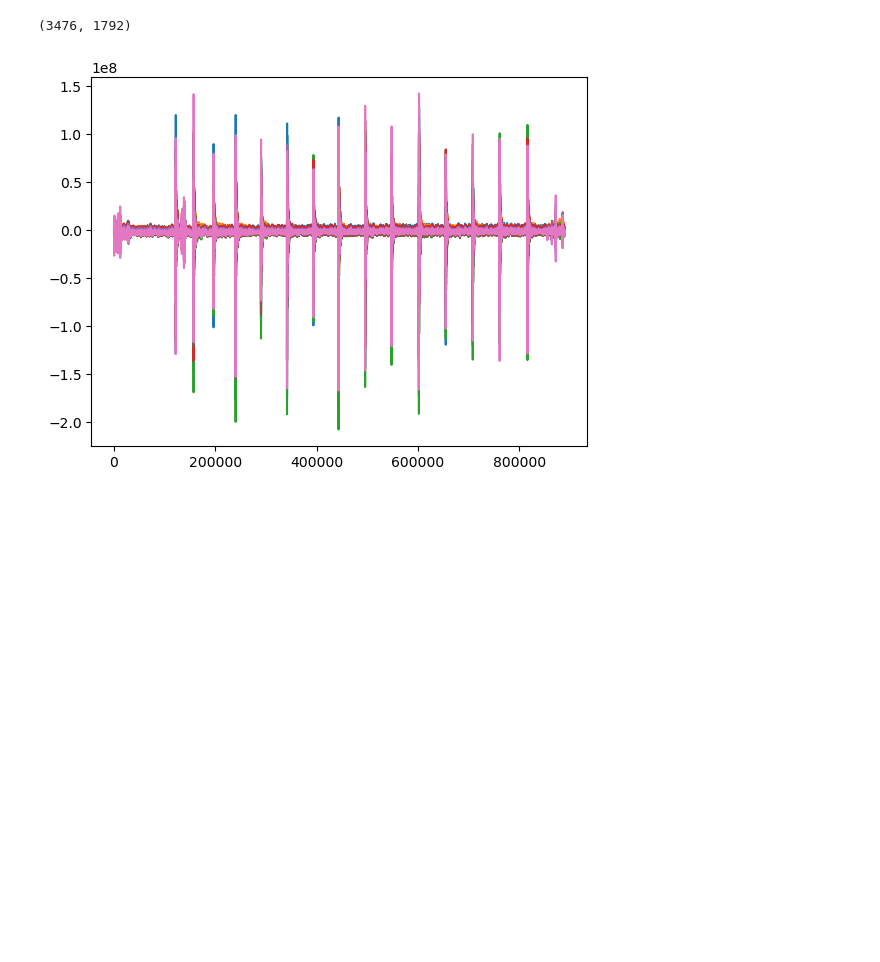
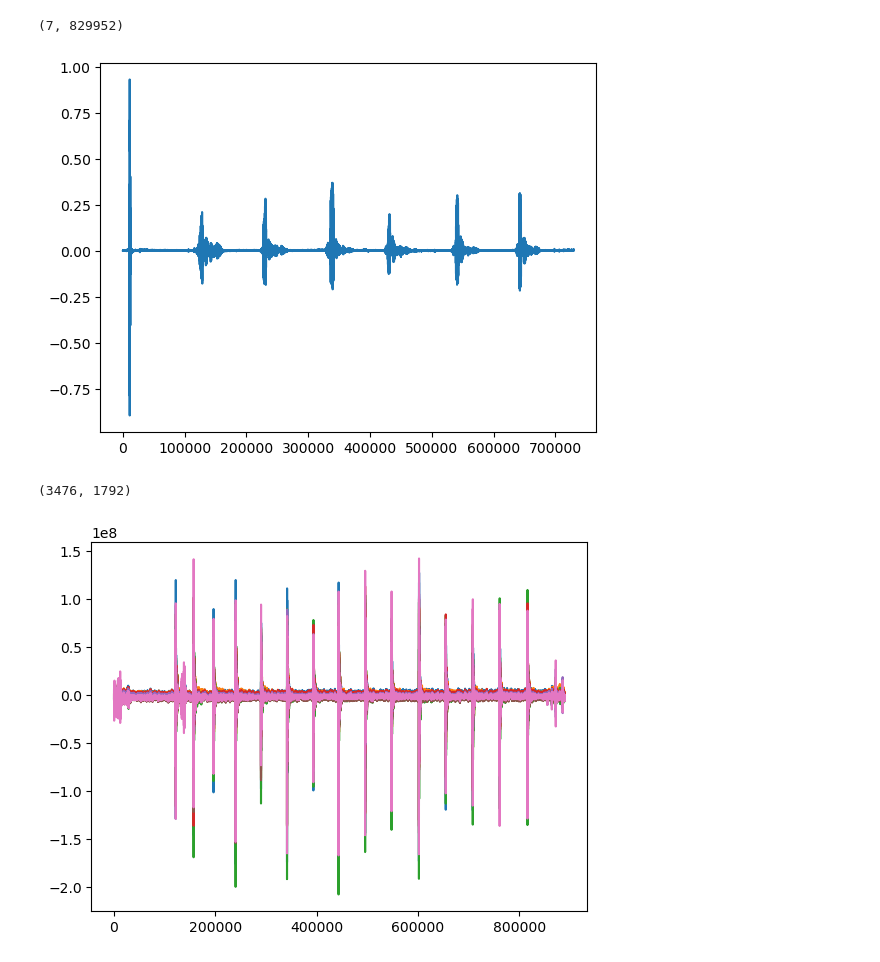
Before and after one commit to strobosco/summer_research, a Jupyter notebook: audio_analysis.ipynb, the cells around one changed output. Saved outputs shown, nothing was run; the diff lists cells and outputs as text; code cells hidden in the pictures; blank space fills up the shorter version.

```diff
--- a/audio_analysis.ipynb
+++ b/audio_analysis.ipynb
@@ -4,3 +6,41 @@ import matplotlib.pyplot as plt
+# %%
+def low_pass_filter(data, cutoff=2000, fs=48000, order=4):
+    nyquist = 0.5 * fs
+    normal_cutoff = cutoff / nyquist
+    b, a = butter(order, normal_cutoff, btype='low', analog=False)
+    return lfilter(b, a, data)
+
+audio_data = np.genfromtxt("data_collection/niccolo/1_7_happy_vocal/Audio_Log.csv", delimiter=',')
+
+num_mics = 7
+data_np = audio_data.flatten()
+num_samples = len(data_np) // num_mics
+
+audio_data = np.reshape(data_np, (num_samples, num_mics)).T
+
+#WAV
+audio_data = audio_data / np.max(np.abs(audio_data))
+
+sample_rate = 48000
+output_file = "output_audio.wav"
+sf.write(output_file, audio_data.T, samplerate=sample_rate)
+
+# PCM
+# audio_data = audio_data.astype(np.float64)
+# # audio_data = np.array([low_pass_filter(ch) for ch in audio_data])
+# audio_data = audio_data / np.max(np.abs(audio_data))
+# audio_data = (audio_data * 32767).astype(np.int16)
+
+# sample_rate = 48000
+# output_file = "output_audio_16bit.wav"
+# sf.write(output_file, audio_data.T, samplerate=sample_rate, subtype='PCM_16')
+# %%
+print(audio_data.shape)
+plt.plot(audio_data[0][100000:])
+plt.show()
+# %% [output]
+(7, 829952)
+[figure, added]
 # %%
 audio_data = np.genfromtxt("data_collection/audiotest2/Audio_Log.csv", delimiter=',')
 print(audio_data.shape)
```
Also changed, not shown: parts of 2 cells of this notebook, 5 other files.
